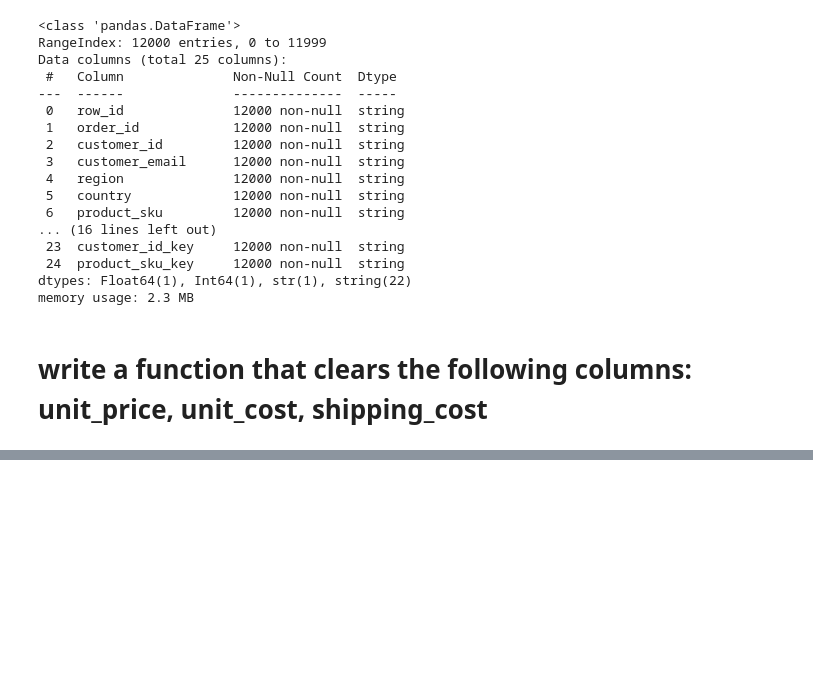
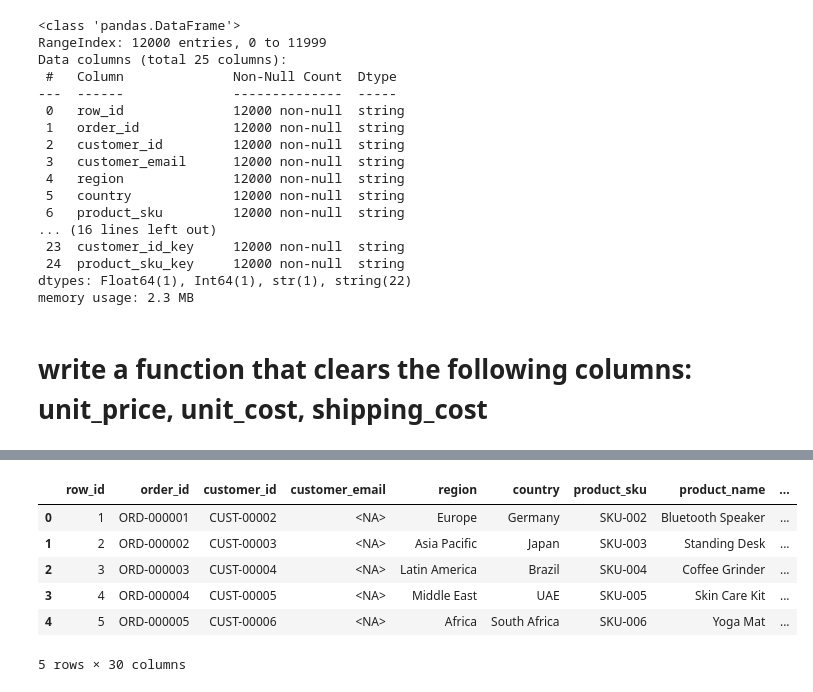
Before and after one commit to serhanoztas/Data_Science_New_Era, a Jupyter notebook: Lesson12-ETLStart.ipynb, the cells around one changed output, grey strips where cells are left out. Cells and saved outputs as stored; diff of their text form; code cells hidden in the pictures; blank space fills up the shorter version.

```diff
--- a/Lesson12-ETLStart.ipynb
+++ b/Lesson12-ETLStart.ipynb
@@ -515,0 +574,23 @@ my_dict = {
+# %%
+#gross_revenue, unit_price x units_sold
+df_messy_sales_orders['gross_revenue'] = df_messy_sales_orders['unit_price']*df_messy_sales_orders['units_sold']
+#discount_amount, discount_pct x gross_revenue
+df_messy_sales_orders['discount_amount'] = df_messy_sales_orders['gross_revenue']*df_messy_sales_orders['discount_pct']
+#net_revenue, gross_revenue - discount_amount
+df_messy_sales_orders['net_revenue'] = df_messy_sales_orders['gross_revenue'] - df_messy_sales_orders['discount_amount']
+# tax_amount, net_revenue x tax_rate
+df_messy_sales_orders['tax_amount'] = df_messy_sales_orders['net_revenue'] * df_messy_sales_orders['tax_rate']
+# total_cost unit_cost + tax_amount + shipping_cost
+df_messy_sales_orders['total_cost'] = df_messy_sales_orders['unit_cost'] \
+                                    + df_messy_sales_orders['tax_amount'] \
+                                    + df_messy_sales_orders['shipping_cost']
+
+df_messy_sales_orders.head()
+# %% [output]
+|  | row_id | order_id | customer_id | customer_email | region | country | product_sku | product_name | ... |
+| 0 | 1 | ORD-000001 | CUST-00002 | <NA> | Europe | Germany | SKU-002 | Bluetooth Speaker | ... |
+| 1 | 2 | ORD-000002 | CUST-00003 | <NA> | Asia Pacific | Japan | SKU-003 | Standing Desk | ... |
+| 2 | 3 | ORD-000003 | CUST-00004 | <NA> | Latin America | Brazil | SKU-004 | Coffee Grinder | ... |
+| 3 | 4 | ORD-000004 | CUST-00005 | <NA> | Middle East | UAE | SKU-005 | Skin Care Kit | ... |
+| 4 | 5 | ORD-000005 | CUST-00006 | <NA> | Africa | South Africa | SKU-006 | Yoga Mat | ... |
+5 rows × 30 columns
```
Also changed, not shown: parts of 7 cells of this notebook.
